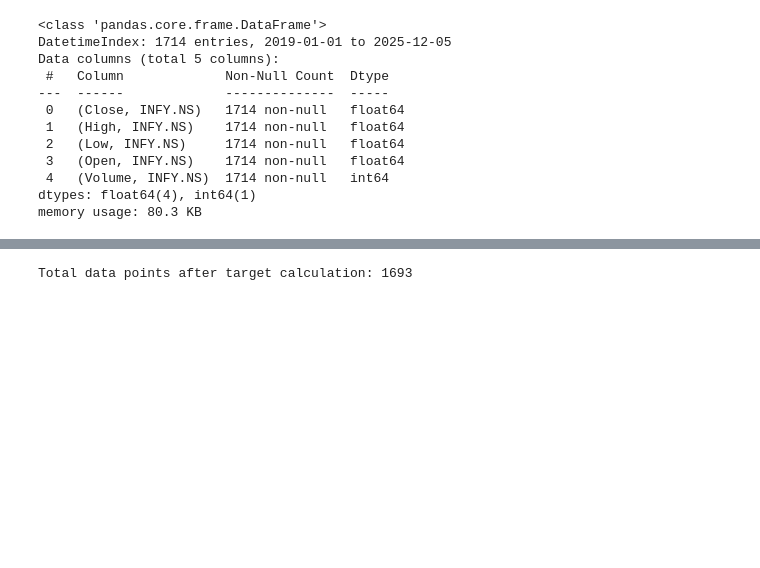
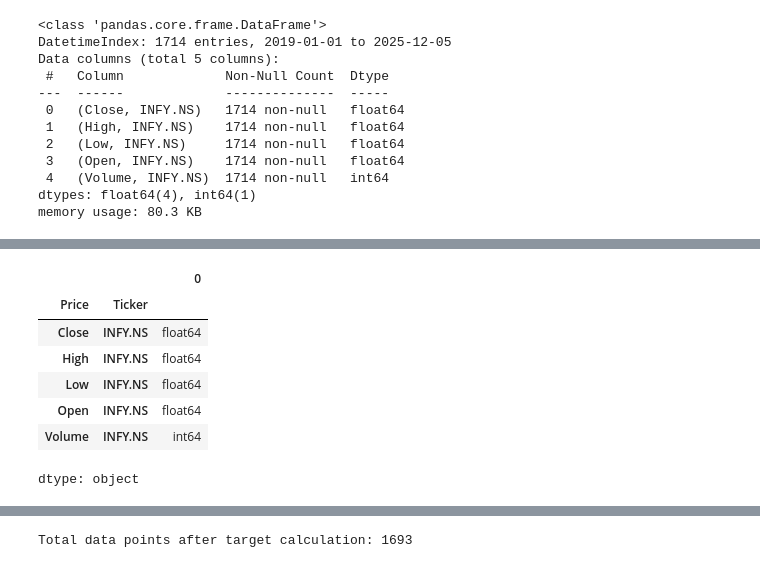
Before and after one commit to Krishnakanth834/MLProject1, a Jupyter notebook: price_predict_model.ipynb, the cells around one changed output, grey strips where cells are left out. Cells and saved outputs as stored; diff of their text form; code cells hidden in the pictures; blank space fills up the shorter version.

```diff
--- a/price_predict_model.ipynb
+++ b/price_predict_model.ipynb
@@ -54,4 +63,15 @@ df.describe()
 | max | 1942.221191 | 1948.777171 | 1920.756459 | 1938.093361 | 9.043211e+07 |
+# %%
+df.dtypes
+# %% [output]
+|  |  | 0 |
+| Price | Ticker |  |
+| Close | INFY.NS | float64 |
+| High | INFY.NS | float64 |
+| Low | INFY.NS | float64 |
+| Open | INFY.NS | float64 |
+| Volume | INFY.NS | int64 |
+dtype: object
 # %%
 # Check the Null Values
 df.isnull().sum()
```
Also changed, not shown: parts of 15 cells of this notebook.
